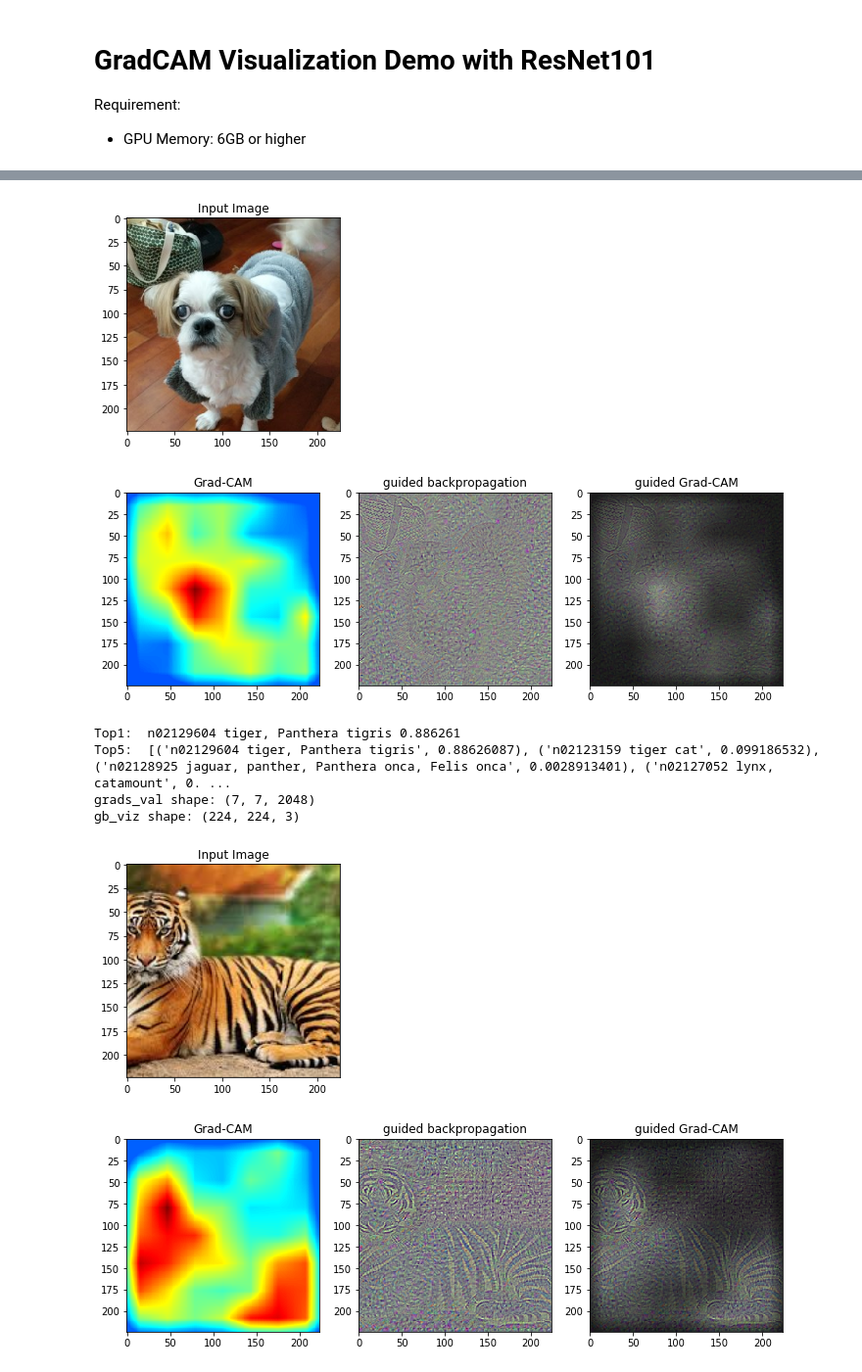
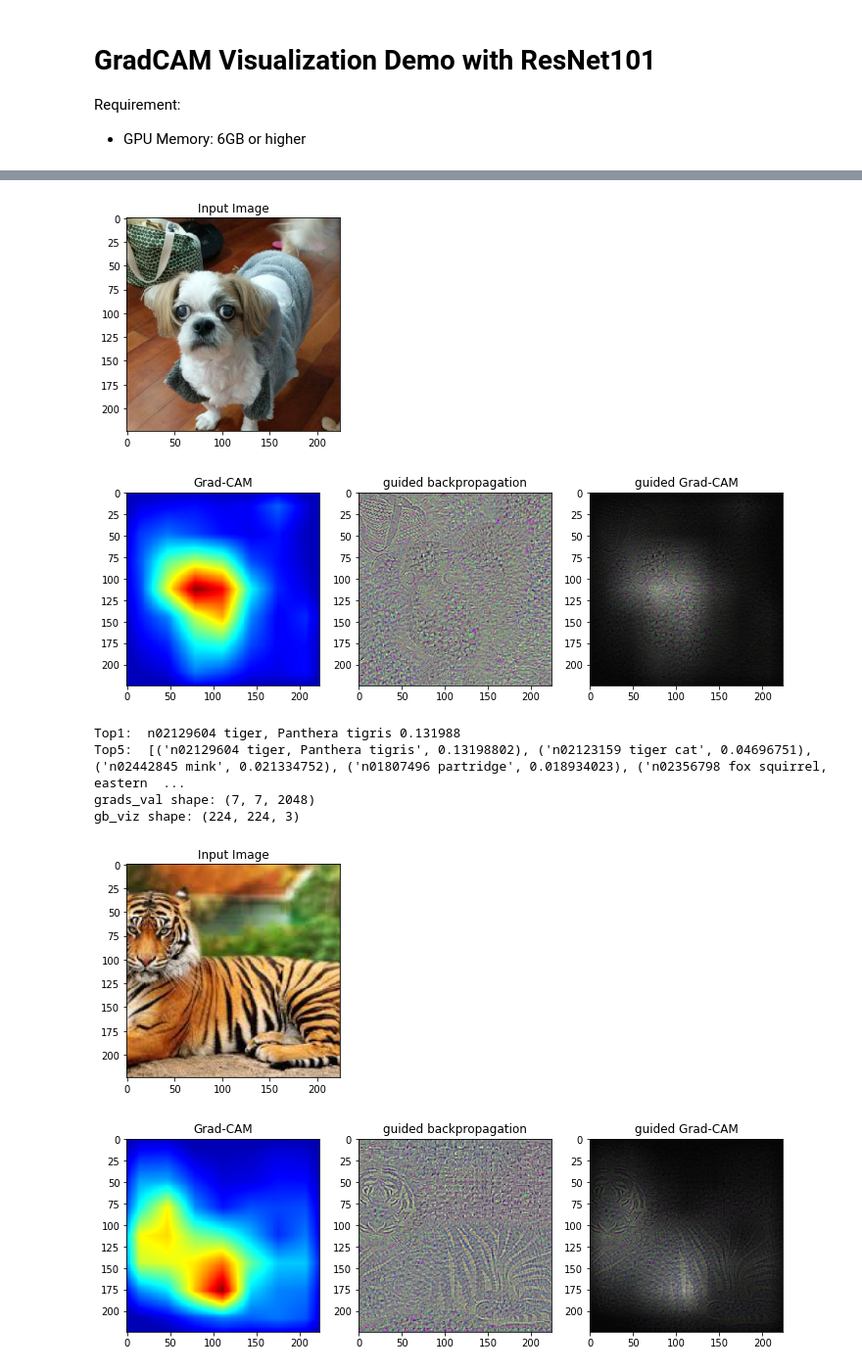
Before and after one commit to insikk/Grad-CAM-tensorflow, a Jupyter notebook: gradCAM_tensorflow_ResNet101_demo.ipynb, the cells around one changed output, grey strips where cells are left out. Shown at 98% size. Cells and saved outputs as stored; diff of their text form; code cells hidden in the pictures.

```diff
--- a/gradCAM_tensorflow_ResNet101_demo.ipynb
+++ b/gradCAM_tensorflow_ResNet101_demo.ipynb
@@ -23,7 +23,6 @@ import numpy as np
 
 from nets import resnet_v1
 slim = tf.contrib.slim
-
 
 import utils
 
@@ -60,30 +59,28 @@ with eval_graph.as_default():
     with eval_graph.gradient_override_map({'Relu': 'GuidedRelu'}):
         images = tf.placeholder("float", [batch_size, 224, 224, 3])
         labels = tf.placeholder(tf.float32, [batch_size, 1000])
-        train_mode = tf.placeholder(tf.bool)
 
         preprocessed_images = utils.resnet_preprocess(images)
 
         with slim.arg_scope(resnet_v1.resnet_arg_scope()):
-            net, end_points = resnet_v1.resnet_v1_101(preprocessed_images, 1000, is_training=train_mode)
+            with slim.arg_scope([slim.batch_norm], is_training=False):
+                # is_training=False means batch-norm is not in training mode. Fixing batch norm layer.
+                # net is logit for resnet_v1. See is_training messing up issue: https://github.com/tensorflow/tensorflow/issues/4887
+                net, end_points = resnet_v1.resnet_v1_101(preprocessed_images, 1000)
         prob = end_points['predictions'] # after softmax
 
-        # sess_config.graph_options.optimizer_options.global_jit_level = tf.OptimizerOptions.OFF
-        cost = tf.reduce_sum((prob - labels) ** 2)
-        train = tf.train.GradientDescentOptimizer(0.0001).minimize(cost)
+        cost = (-1) * tf.reduce_sum(tf.multiply(labels, tf.log(prob)), axis=1)
+        print('cost:', cost)
+        y_c = tf.reduce_sum(tf.multiply(net, labels), axis=1)
+        print('y_c:', y_c)
 
         # Get last convolutional layer gradient for generating gradCAM visualization
         # print('endpoints:', end_points.keys())
         target_conv_layer = end_points['resnet_v1_101/block4/unit_2/bottleneck_v1']
-        # target_conv_layer = end_points['resnet_v1_50/block3/unit_5/bottleneck_v1']
-        target_conv_layer_grad = tf.gradients(cost, target_conv_layer)[0]
+        target_conv_layer_grad = tf.gradients(y_c, target_conv_layer)[0]
 
         # Guided backpropagtion back to input layer
         gb_grad = tf.gradients(cost, images)[0]
-
-        # Normalizing the gradients
-        target_conv_layer_grad_norm = tf.div(target_conv_layer_grad, tf.sqrt(tf.reduce_mean(tf.square(target_conv_layer_grad))) + tf.constant(1e-5))
-
 
         init = tf.global_variables_initializer()
 
@@ -126,11 +123,10 @@ with tf.Session(graph=eval_graph) as sess:
     # sess.run(tf.local_variables_initializer())
     saver.restore(sess, latest_checkpoint)
 
-    prob = sess.run(prob, feed_dict={images: batch_img, train_mode: False})
+    prob = sess.run(prob, feed_dict={images: batch_img})
 
-    gb_grad_value, target_conv_layer_value, target_conv_layer_grad_value = sess.run([gb_grad, target_conv_layer, target_conv_layer_grad_norm], feed_dict={images: batch_img, labels: prob, train_mode: True})
-    # gb_grad_value, target_conv_layer_value, target_conv_layer_grad_value = sess.run([gb_grad, target_conv_layer, target_conv_layer_grad_norm], feed_dict={images: batch_img, labels: label, train_mode: True})
-
+    # gb_grad_value, target_conv_layer_value, target_conv_layer_grad_value = sess.run([gb_grad, target_conv_layer, target_conv_layer_grad], feed_dict={images: batch_img, labels: prob})
+    gb_grad_value, target_conv_layer_value, target_conv_layer_grad_value = sess.run([gb_grad, target_conv_layer, target_conv_layer_grad], feed_dict={images: batch_img, labels: batch_label})
 
     for i in range(batch_size):
         # print('See visualization of below category')
@@ -152,10 +150,10 @@ Top5:  [('n02086240 Shih-Tzu', 0.60150778), ('n02086079 Pekinese, Pekingese, Pek
 grads_val shape: (7, 7, 2048)
 gb_viz shape: (224, 224, 3)
 [figure]
-[figure, old version]
+[figure, new version]
-Top1:  n02129604 tiger, Panthera tigris 0.886261
-Top5:  [('n02129604 tiger, Panthera tigris', 0.88626087), ('n02123159 tiger cat', 0.099186532), ('n02128925 jaguar, panther, Panthera onca, Felis onca', 0.0028913401), ('n02127052 lynx, catamount', 0. ...
+Top1:  n02129604 tiger, Panthera tigris 0.131988
+Top5:  [('n02129604 tiger, Panthera tigris', 0.13198802), ('n02123159 tiger cat', 0.04696751), ('n02442845 mink', 0.021334752), ('n01807496 partridge', 0.018934023), ('n02356798 fox squirrel, eastern  ...
 grads_val shape: (7, 7, 2048)
 gb_viz shape: (224, 224, 3)
 [figure]
-[figure, old version]
+[figure, new version]
```
Also changed, not shown: parts of 1 cell of this notebook, 3 other files.
